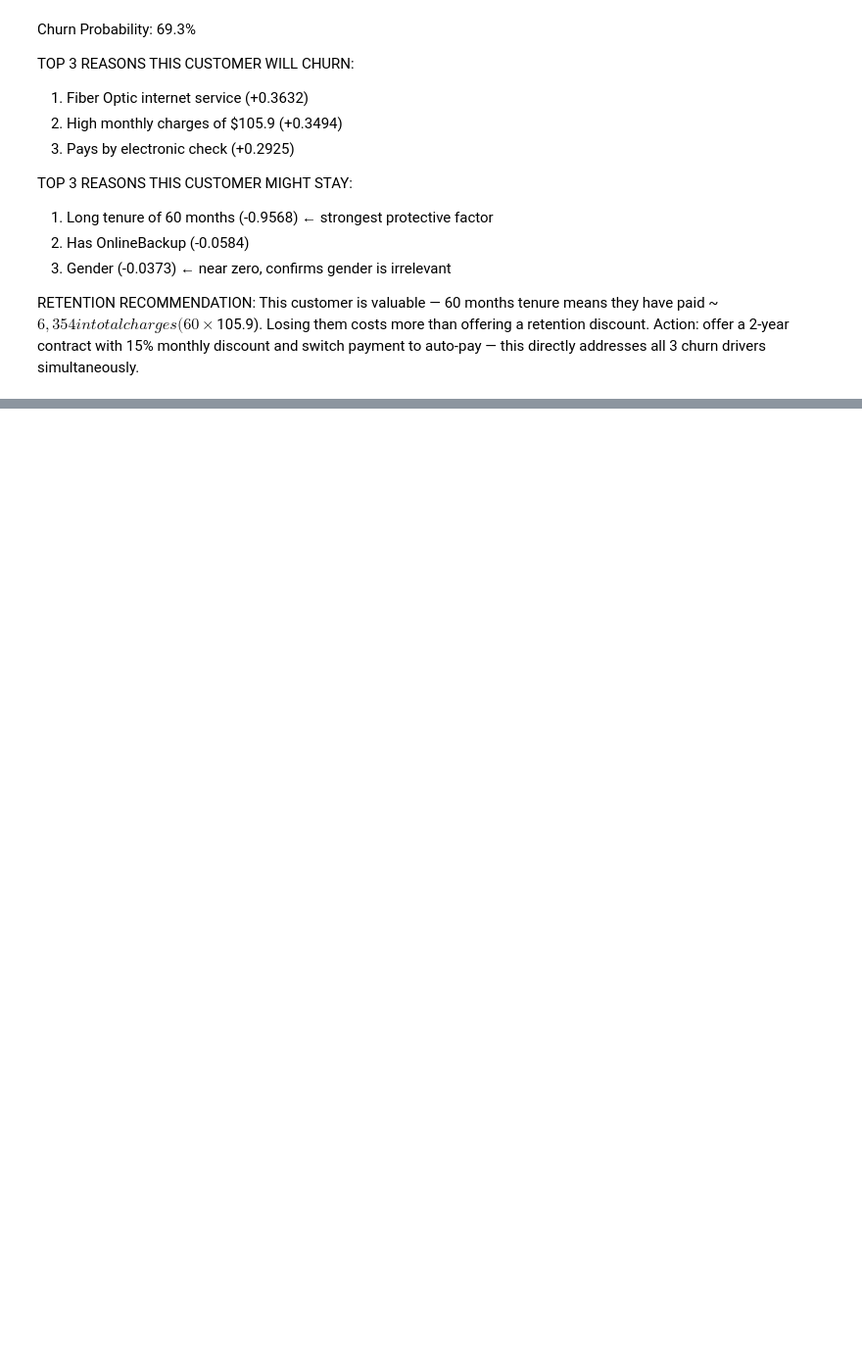
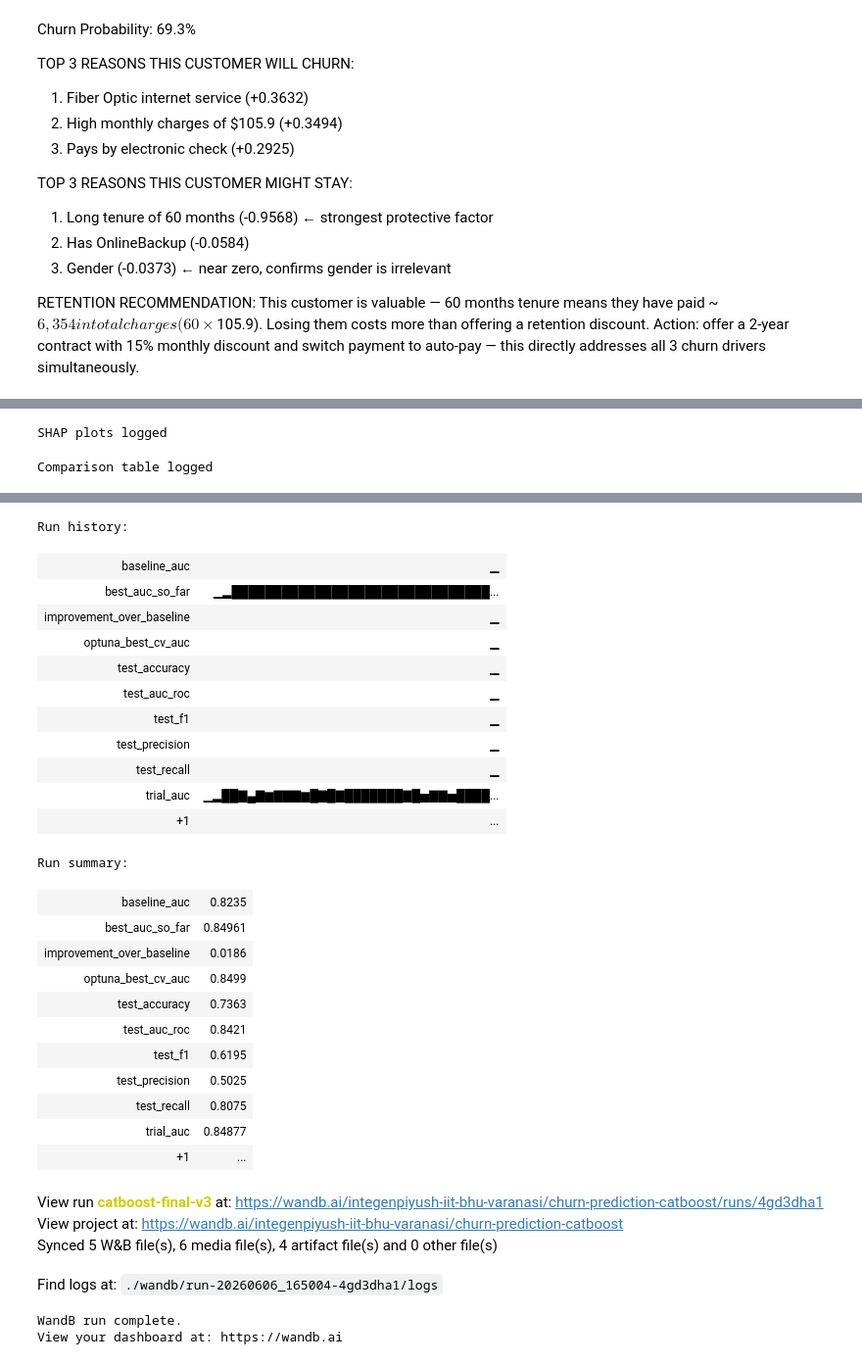
Before and after one commit to Integenpiyush/churn-prediction-catboost, a Jupyter notebook: notebooks/03_models.ipynb, the cells around one changed output, grey strips where cells are left out. Shown at 98% size. Saved outputs shown, nothing was run; the diff lists cells and outputs as text; code cells hidden in the pictures; blank space fills up the shorter version.

```diff
--- a/notebooks/03_models.ipynb
+++ b/notebooks/03_models.ipynb
@@ -989,0 +1041,37 @@ NameError: name 'wandb' is not defined
+# %%
+wandb.log({
+    "shap_importance_plot": wandb.Image("shap_importance.png"),
+    "shap_summary_plot": wandb.Image("shap_summary.png"),
+    "shap_waterfall_churner": wandb.Image("shap_waterfall_churner.png"),
+    "shap_waterfall_loyal": wandb.Image("shap_waterfall_loyal.png")
+})
+
+print("SHAP plots logged")
+# %% [output]
+SHAP plots logged
+# %%
+comparison_data = [
+    ["Logistic Regression", 0.8139, 0.5832, 0.6979, "Baseline"],
+    ["Random Forest", 0.7985, 0.5789, 0.6230, "Baseline"],
+    ["XGBoost", 0.8074, 0.5795, 0.6337, "Baseline"],
+    ["CatBoost Default", 0.8235, 0.5945, 0.6684, "Baseline"],
+    ["CatBoost Optuna v1", 0.8026, 0.5806, 0.6070, "SMOTE+depth10"],
+    ["CatBoost Optuna v2", 0.8145, 0.5993, 0.6497, "SMOTE+depth6"],
+    ["CatBoost Optuna v3", 0.8421, 0.6195, 0.8075, "Final"],
+    ["Published Ensemble", 0.8301, 0.83, None, "XGB+LGBM+RF+DT"]
+]
+
+comparison_table = wandb.Table(
+    columns=["Model", "AUC-ROC", "F1", "Recall", "Notes"],
+    data=comparison_data
+)
+
+wandb.log({"model_comparison": comparison_table})
+print("Comparison table logged")
+# %% [output]
+Comparison table logged
+# %%
+wandb.finish()
+print("WandB run complete.")
+print("View your dashboard at: https://wandb.ai")
+# %% [output]
@@ -989,0 +1079,30 @@ NameError: name 'wandb' is not defined
+Run history:
+| baseline_auc | ▁ |
+| best_auc_so_far | ▁▂███████████████████████████████... |
+| improvement_over_baseline | ▁ |
+| optuna_best_cv_auc | ▁ |
+| test_accuracy | ▁ |
+| test_auc_roc | ▁ |
+| test_f1 | ▁ |
+| test_precision | ▁ |
+| test_recall | ▁ |
+| trial_auc | ▁▂██▇▄▇▆▇▇▇▆█▇█▇███████▇█▅▇▇▅████... |
+| +1 | ... |
+Run summary:
+| baseline_auc | 0.8235 |
+| best_auc_so_far | 0.84961 |
+| improvement_over_baseline | 0.0186 |
+| optuna_best_cv_auc | 0.8499 |
+| test_accuracy | 0.7363 |
+| test_auc_roc | 0.8421 |
+| test_f1 | 0.6195 |
+| test_precision | 0.5025 |
+| test_recall | 0.8075 |
+| trial_auc | 0.84877 |
+| +1 | ... |
+View run catboost-final-v3 at: https://wandb.ai/integenpiyush-iit-bhu-varanasi/churn-prediction-catboost/runs/4gd3dha1
+View project at: https://wandb.ai/integenpiyush-iit-bhu-varanasi/churn-prediction-catboost
+Synced 5 W&B file(s), 6 media file(s), 4 artifact file(s) and 0 other file(s)
+Find logs at: ./wandb/run-20260606_165004-4gd3dha1/logs
+WandB run complete.
+View your dashboard at: https://wandb.ai
```
Also changed, not shown: parts of 15 cells of this notebook.
